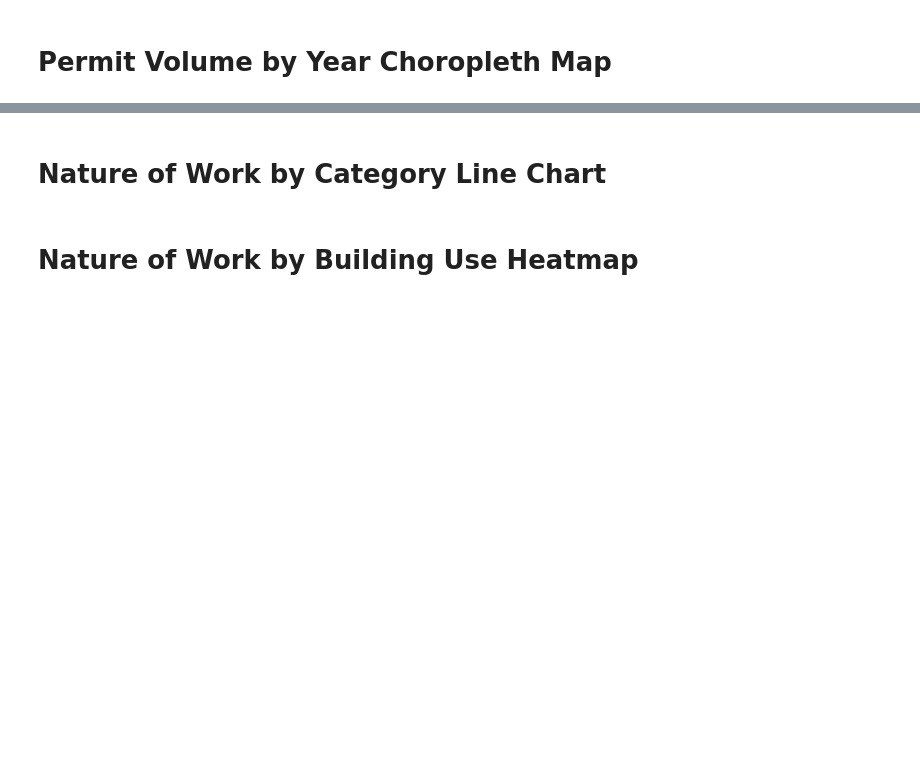
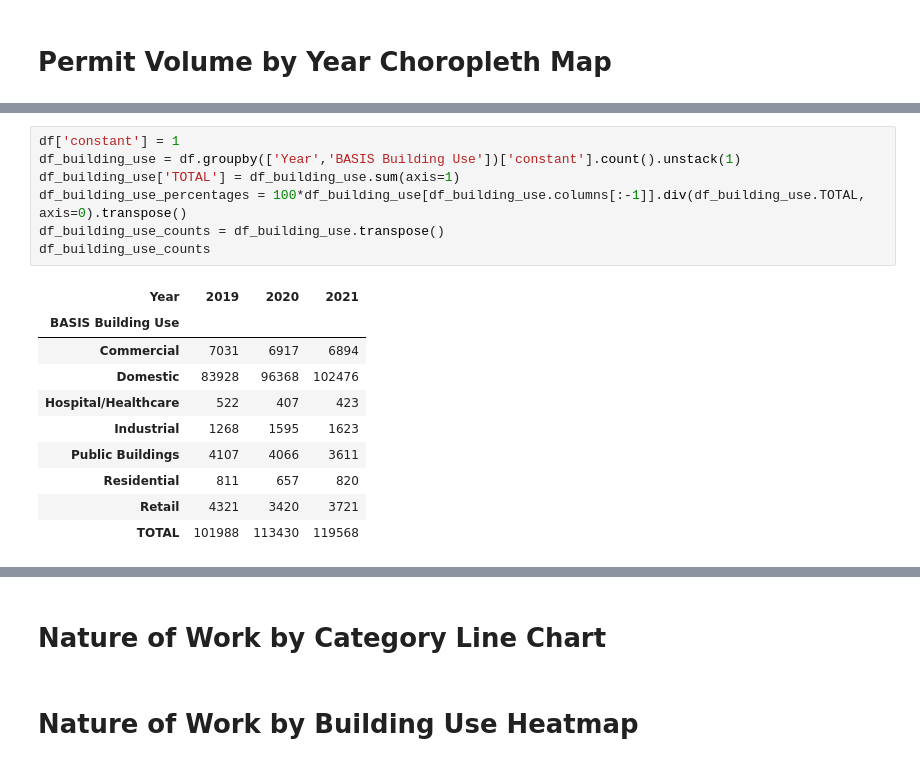
Before and after one commit to CaroPattle/bicycle_data_melbourne, a Jupyter notebook: planning_permits/planning_permit_analysis.ipynb, the cells around one changed output, grey strips where cells are left out. Saved outputs shown, nothing was run; the diff lists cells and outputs as text; blank space fills up the shorter version.

```diff
--- a/planning_permits/planning_permit_analysis.ipynb
+++ b/planning_permits/planning_permit_analysis.ipynb
@@ -837,0 +947,18 @@ fig.show()
+# %%
+df['constant'] = 1
+df_building_use = df.groupby(['Year','BASIS Building Use'])['constant'].count().unstack(1)
+df_building_use['TOTAL'] = df_building_use.sum(axis=1)
+df_building_use_percentages = 100*df_building_use[df_building_use.columns[:-1]].div(df_building_use.TOTAL, axis=0).transpose()
+df_building_use_counts = df_building_use.transpose()
+df_building_use_counts
+# %% [output]
+| Year | 2019 | 2020 | 2021 |
+| BASIS Building Use |  |  |  |
+| Commercial | 7031 | 6917 | 6894 |
+| Domestic | 83928 | 96368 | 102476 |
+| Hospital/Healthcare | 522 | 407 | 423 |
+| Industrial | 1268 | 1595 | 1623 |
+| Public Buildings | 4107 | 4066 | 3611 |
+| Residential | 811 | 657 | 820 |
+| Retail | 4321 | 3420 | 3721 |
+| TOTAL | 101988 | 113430 | 119568 |
```
Also changed, not shown: parts of 36 cells of this notebook.
